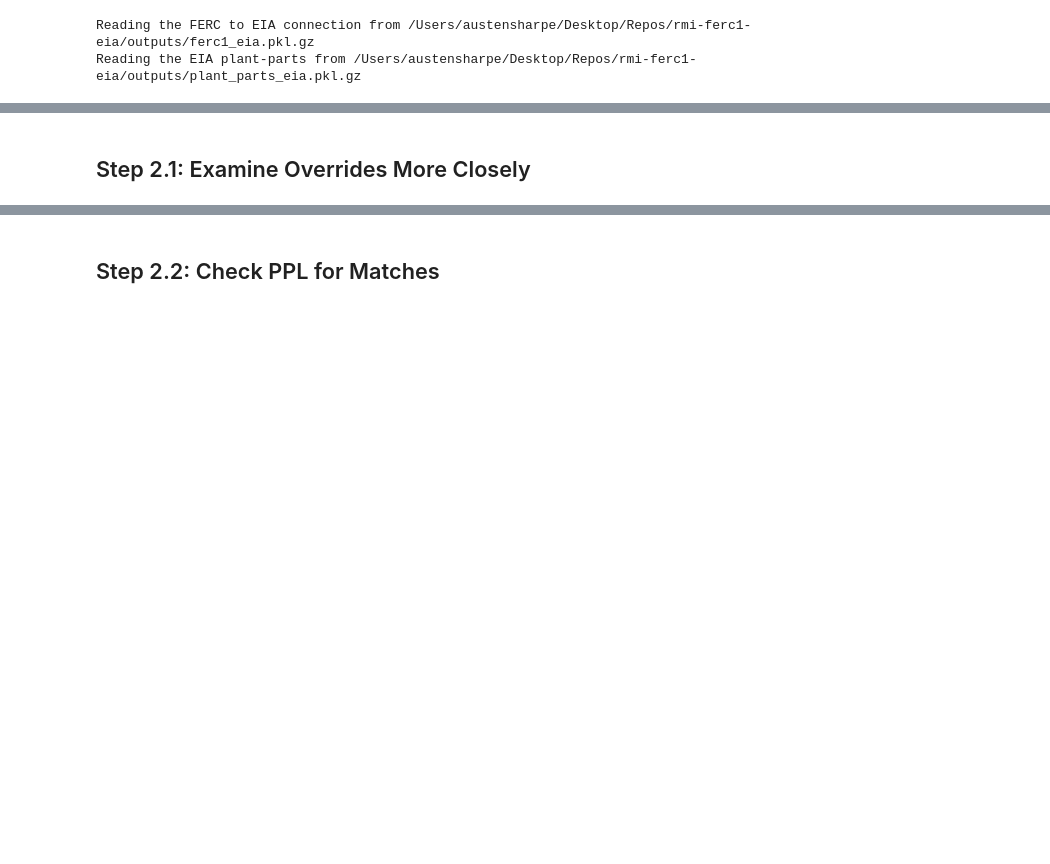
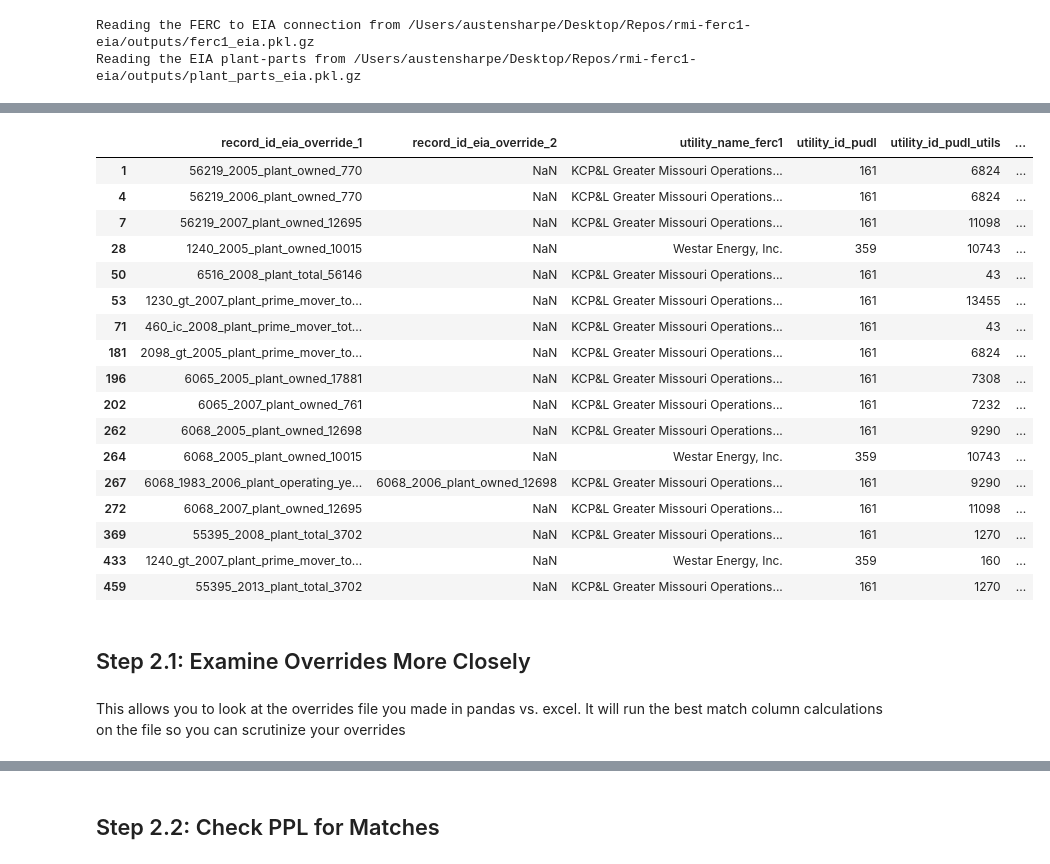
Before and after one commit to catalyst-cooperative/rmi-ferc1-eia, a Jupyter notebook: notebooks/make_overrides.ipynb, the cells around one changed output, grey strips where cells are left out. Cells and saved outputs as stored; diff of their text form; code cells hidden in the pictures; blank space fills up the shorter version.

```diff
--- a/notebooks/make_overrides.ipynb
+++ b/notebooks/make_overrides.ipynb
@@ -156,3 +179,26 @@ f1_steam_2005_12_159_6_1                55927_2005_plant_owned_17539
 f1_steam_2018_12_159_0_1           6127_1_2018_plant_gen_owned_17539                        6127_2018_plant_owned_17539
 f1_steam_2019_12_159_0_1           6127_1_2019_plant_gen_owned_17539                        6127_2019_plant_owned_17539
 f1_steam_2019_12_186_7_4                61023_2019_plant_total_19876                       59913_2019_plant_total_19876
+# %%
+logger.debug("Checking for mismatched utility ids")
+compare_evergy_utils = evergy.merge(
+    ppl_df[["record_id_eia", "utility_id_eia"]].drop_duplicates(),
+    left_on="record_id_eia_override_1",
+    right_on="record_id_eia",
+    how="left",
+    suffixes=("", "_ppl"),
+)
+
+# Now merge the utility_id_pudl from EIA in so that you can compare it with the
+# utility_id_pudl from FERC that's already in the overrides
+compare_evergy_utils = compare_evergy_utils.merge(
+    utils_df[["utility_id_eia", "utility_id_pudl"]].drop_duplicates(),
+    left_on="utility_id_eia_ppl",
+    right_on="utility_id_eia",
+    how="left",
+    suffixes=("", "_utils"),
+)
+
+compare_evergy_utils.set_index(["record_id_ferc1", "plant_name_ferc1"])["utility_id_pudl"].compare(
+    compare_evergy_utils.set_index(["record_id_ferc1", "plant_name_ferc1"])["utility_id_pudl_utils"]
+)
@@ -159,5 +220,34 @@ f1_steam_2019_12_186_7_4                61023_2019_plant_total_19876
+# %%
+compare_evergy_utils[compare_evergy_utils["utility_id_pudl"]!=compare_evergy_utils["utility_id_pudl_utils"]][
+    ["record_id_eia_override_1",
+     "record_id_eia_override_2",
+     "utility_name_ferc1",
+     "utility_id_pudl",
+     "utility_id_pudl_utils",
+     "notes"]].drop_duplicates(subset=["utility_id_pudl", "utility_id_pudl_utils", "notes"])
+# %% [output]
+|  | record_id_eia_override_1 | record_id_eia_override_2 | utility_name_ferc1 | utility_id_pudl | utility_id_pudl_utils | ... |
+| 1 | 56219_2005_plant_owned_770 | NaN | KCP&L Greater Missouri Operations... | 161 | 6824 | ... |
+| 4 | 56219_2006_plant_owned_770 | NaN | KCP&L Greater Missouri Operations... | 161 | 6824 | ... |
+| 7 | 56219_2007_plant_owned_12695 | NaN | KCP&L Greater Missouri Operations... | 161 | 11098 | ... |
+| 28 | 1240_2005_plant_owned_10015 | NaN | Westar Energy, Inc. | 359 | 10743 | ... |
+| 50 | 6516_2008_plant_total_56146 | NaN | KCP&L Greater Missouri Operations... | 161 | 43 | ... |
+| 53 | 1230_gt_2007_plant_prime_mover_to... | NaN | KCP&L Greater Missouri Operations... | 161 | 13455 | ... |
+| 71 | 460_ic_2008_plant_prime_mover_tot... | NaN | KCP&L Greater Missouri Operations... | 161 | 43 | ... |
+| 181 | 2098_gt_2005_plant_prime_mover_to... | NaN | KCP&L Greater Missouri Operations... | 161 | 6824 | ... |
+| 196 | 6065_2005_plant_owned_17881 | NaN | KCP&L Greater Missouri Operations... | 161 | 7308 | ... |
+| 202 | 6065_2007_plant_owned_761 | NaN | KCP&L Greater Missouri Operations... | 161 | 7232 | ... |
+| 262 | 6068_2005_plant_owned_12698 | NaN | KCP&L Greater Missouri Operations... | 161 | 9290 | ... |
+| 264 | 6068_2005_plant_owned_10015 | NaN | Westar Energy, Inc. | 359 | 10743 | ... |
+| 267 | 6068_1983_2006_plant_operating_ye... | 6068_2006_plant_owned_12698 | KCP&L Greater Missouri Operations... | 161 | 9290 | ... |
+| 272 | 6068_2007_plant_owned_12695 | NaN | KCP&L Greater Missouri Operations... | 161 | 11098 | ... |
+| 369 | 55395_2008_plant_total_3702 | NaN | KCP&L Greater Missouri Operations... | 161 | 1270 | ... |
+| 433 | 1240_gt_2007_plant_prime_mover_to... | NaN | Westar Energy, Inc. | 359 | 160 | ... |
+| 459 | 55395_2013_plant_total_3702 | NaN | KCP&L Greater Missouri Operations... | 161 | 1270 | ... |
 # %% [markdown]
 ## Step 2.1: Examine Overrides More Closely
+# %% [markdown]
+This allows you to look at the overrides file you made in pandas vs. excel. It will run the best match column calculations on the file so you can scrutinize your overrides
 # %%
 check_overrides_dict = {}
 for file in override_files:
```
Also changed, not shown: parts of 18 cells of this notebook, 2 other files.
